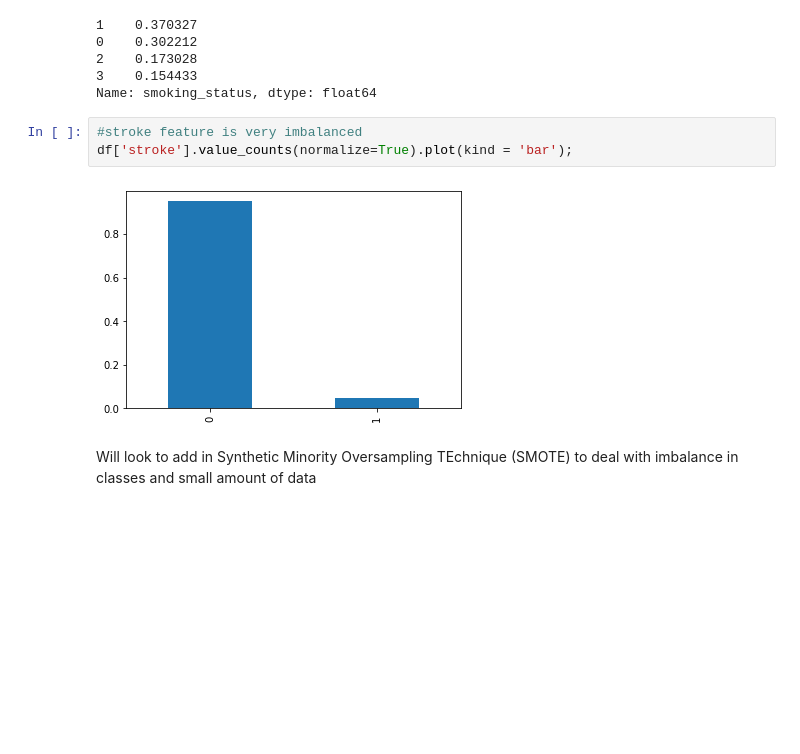
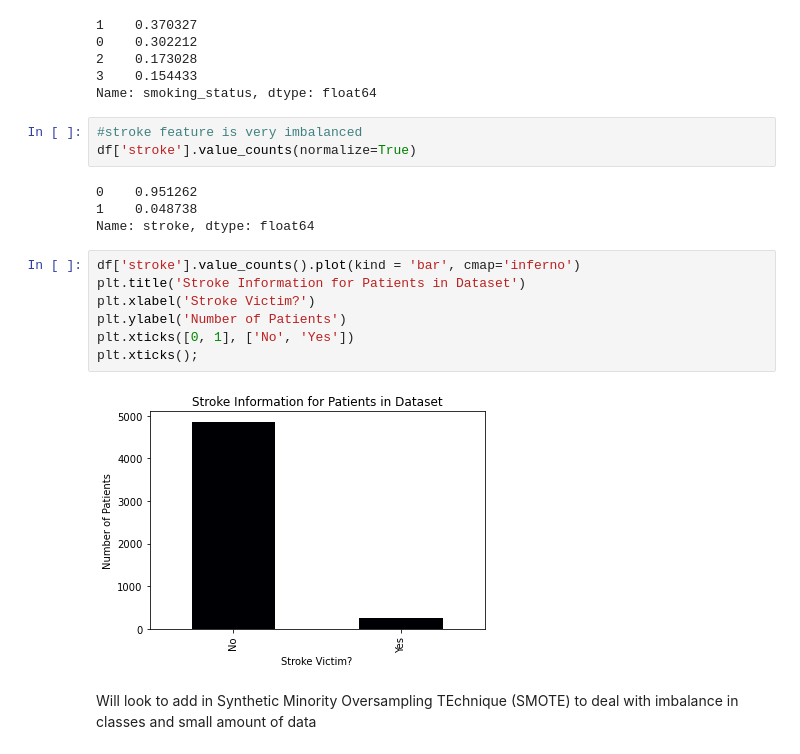
Before and after one commit to plarkin13/stroke_prediction_kaggle, a Jupyter notebook: Scrapwork.ipynb, the cells around one changed output. Cells and saved outputs as stored; diff of their text form; blank space fills up the shorter version.

```diff
--- a/Scrapwork.ipynb
+++ b/Scrapwork.ipynb
@@ -130,9 +130,20 @@ df['smoking_status'].value_counts(normalize=True)
 Name: smoking_status, dtype: float64
 # %%
 #stroke feature is very imbalanced
-df['stroke'].value_counts(normalize=True).plot(kind = 'bar');
+df['stroke'].value_counts(normalize=True)
 # %% [output]
-[figure, removed]
+0    0.951262
+1    0.048738
+Name: stroke, dtype: float64
+# %%
+df['stroke'].value_counts().plot(kind = 'bar', cmap='inferno')
+plt.title('Stroke Information for Patients in Dataset')
+plt.xlabel('Stroke Victim?')
+plt.ylabel('Number of Patients')
+plt.xticks([0, 1], ['No', 'Yes'])
+plt.xticks();
+# %% [output]
+[figure, added]
 # %% [markdown]
 Will look to add in Synthetic Minority Oversampling TEchnique (SMOTE) to deal with imbalance in classes and small amount of data
 # %%
```
Also changed, not shown: parts of 40 cells of this notebook, 1 other file.
